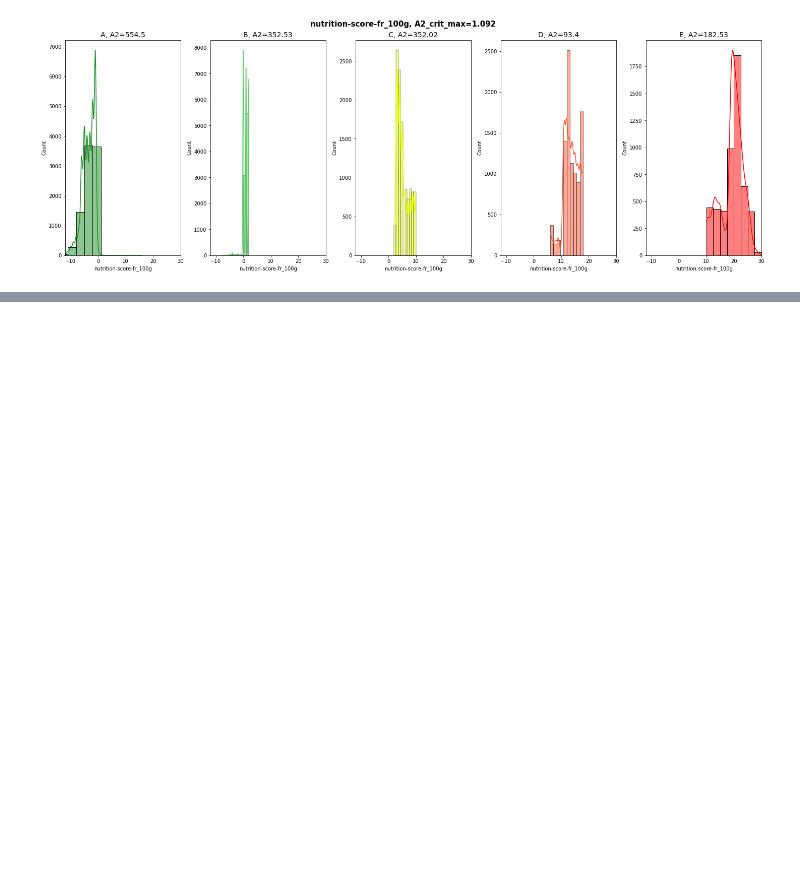
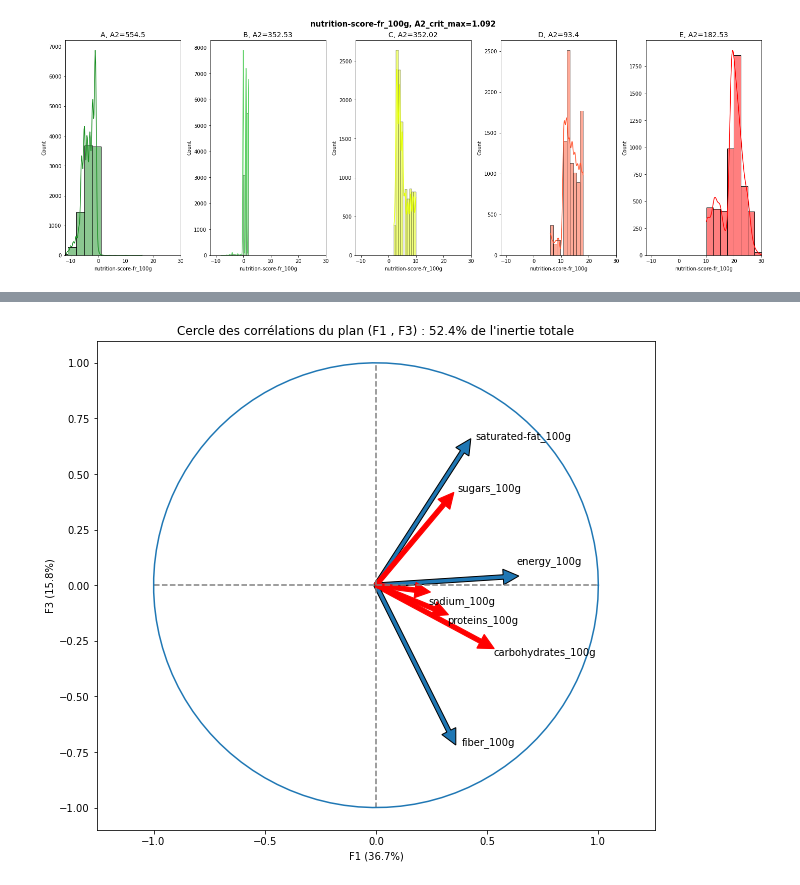
Before and after one commit to jkomb/P2---Application-Sante--Publique, a Jupyter notebook: KOMBEM_Jonathan_1_notebook_exploration_082022.ipynb, the cells around one changed output, grey strips where cells are left out. Drawn from its saved outputs; the diff is of its cells as text; code cells hidden in the pictures; blank space fills up the shorter version.

```diff
--- a/KOMBEM_Jonathan_1_notebook_exploration_082022.ipynb
+++ b/KOMBEM_Jonathan_1_notebook_exploration_082022.ipynb
@@ -773,0 +759,4 @@ columns_to_drop = ['code', 'url', 'last_modified_datetime', 'product_name', 'bra
+# %%
+ACP_functions.display_corr_circle(pca, (0,2), cols_val_nutri)
+# %% [output]
+[figure, added]
```
Also changed, not shown: parts of 82 cells of this notebook, 1 other file.
